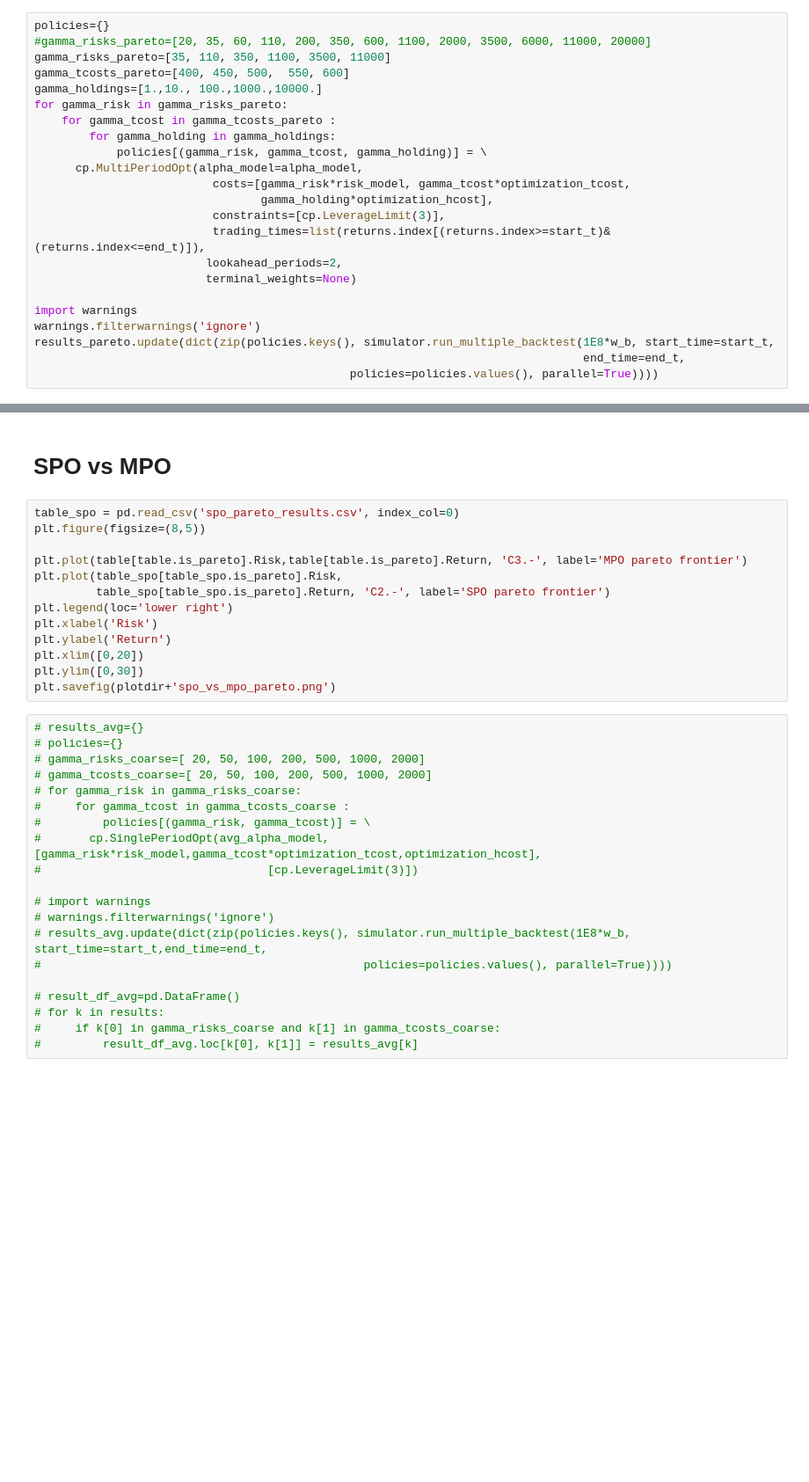
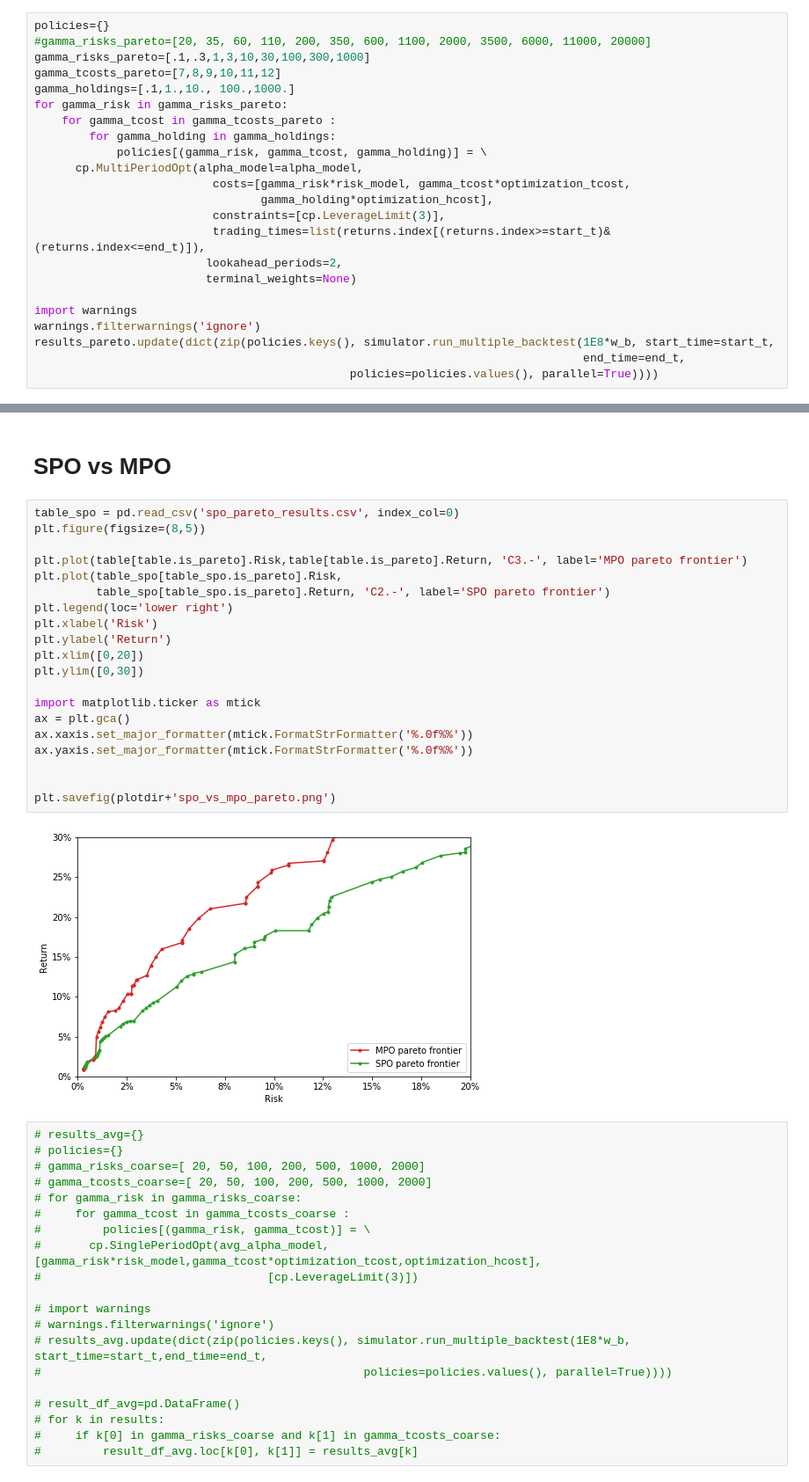
Before and after one commit to cvxgrp/cvxportfolio, a Jupyter notebook: MultiPeriodOptimization.ipynb, the cells around one changed output, grey strips where cells are left out. Shown at 88% size. Drawn from its saved outputs; the diff is of its cells as text; blank space fills up the shorter version.

```diff
--- a/MultiPeriodOptimization.ipynb
+++ b/MultiPeriodOptimization.ipynb
@@ -114,9 +128,9 @@ results_pareto={}
 # %%
 policies={}
 #gamma_risks_pareto=[20, 35, 60, 110, 200, 350, 600, 1100, 2000, 3500, 6000, 11000, 20000]
-gamma_risks_pareto=[35, 110, 350, 1100, 3500, 11000]
-gamma_tcosts_pareto=[400, 450, 500,  550, 600]
-gamma_holdings=[1.,10., 100.,1000.,10000.]
+gamma_risks_pareto=[.1,.3,1,3,10,30,100,300,1000]
+gamma_tcosts_pareto=[7,8,9,10,11,12]
+gamma_holdings=[.1,1.,10., 100.,1000.]
 for gamma_risk in gamma_risks_pareto:
     for gamma_tcost in gamma_tcosts_pareto :
         for gamma_holding in gamma_holdings:
@@ -176,16 +218,25 @@ plt.savefig(plotdir+'mpo_pareto.png')
 # %%
 table_spo = pd.read_csv('spo_pareto_results.csv', index_col=0)
 plt.figure(figsize=(8,5))
 
 plt.plot(table[table.is_pareto].Risk,table[table.is_pareto].Return, 'C3.-', label='MPO pareto frontier')
 plt.plot(table_spo[table_spo.is_pareto].Risk,
          table_spo[table_spo.is_pareto].Return, 'C2.-', label='SPO pareto frontier')
 plt.legend(loc='lower right')
 plt.xlabel('Risk')
 plt.ylabel('Return')
 plt.xlim([0,20])
 plt.ylim([0,30])
+
+import matplotlib.ticker as mtick
+ax = plt.gca()
+ax.xaxis.set_major_formatter(mtick.FormatStrFormatter('%.0f%%'))
+ax.yaxis.set_major_formatter(mtick.FormatStrFormatter('%.0f%%'))
+
+
 plt.savefig(plotdir+'spo_vs_mpo_pareto.png')
+# %% [output]
+[figure, added]
 # %%
 # results_avg={}
 # policies={}
```
Also changed, not shown: parts of 9 cells of this notebook, 6 other files.
